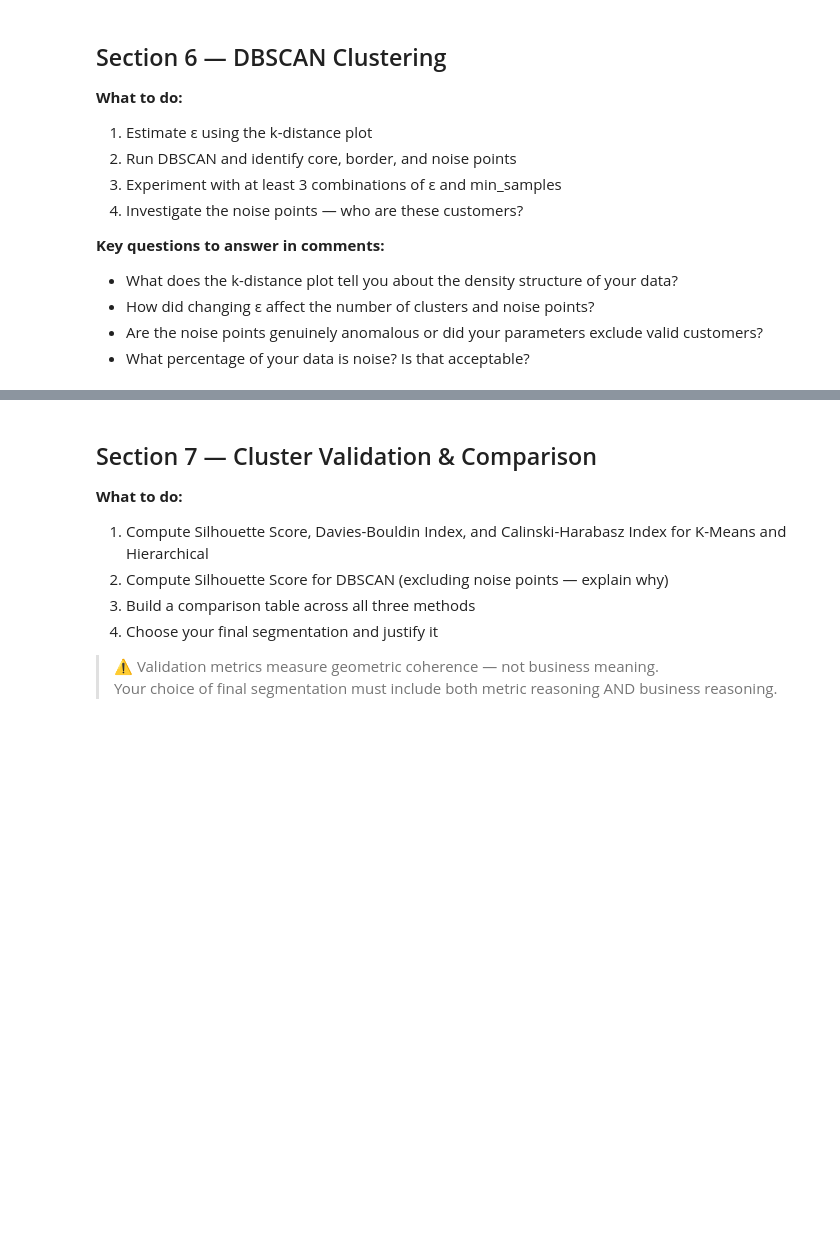
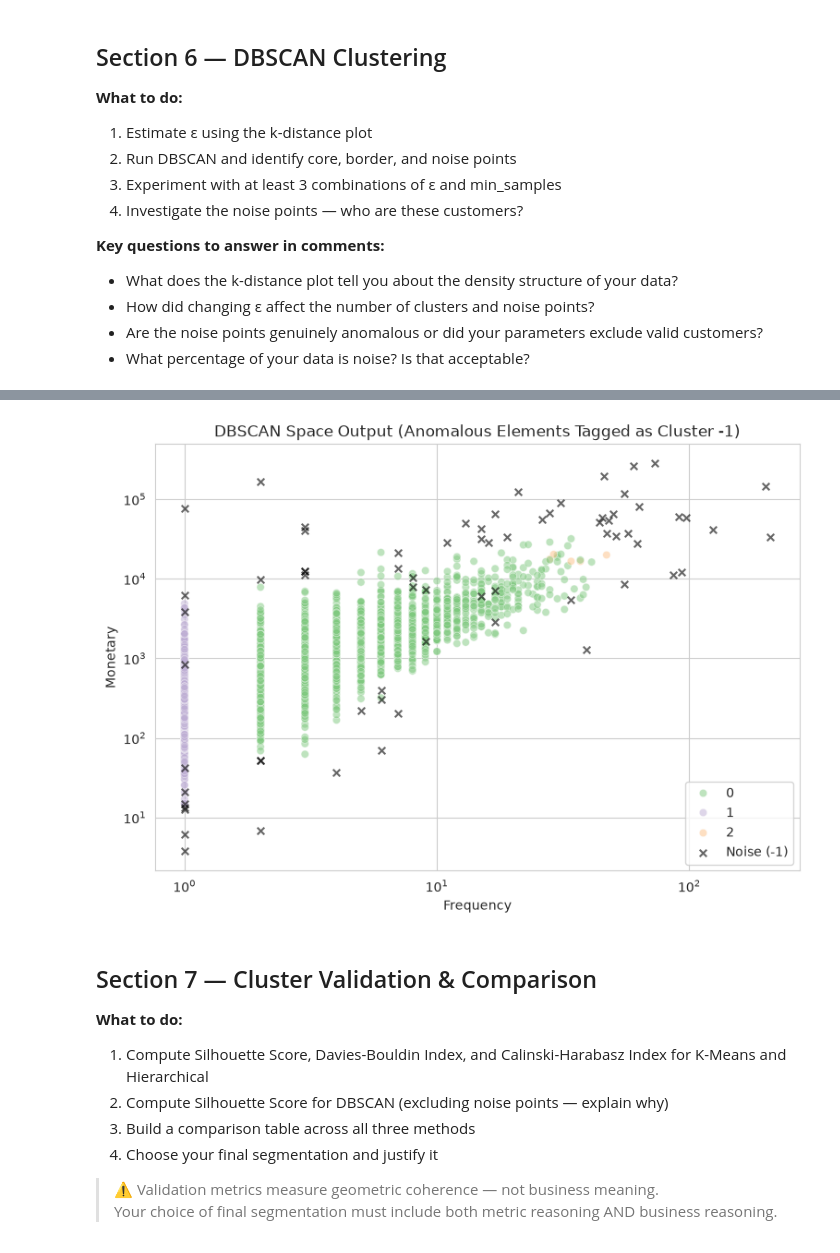
Before and after one commit to Sulav-Koirala/AI-Fellowship-Assignments, a Jupyter notebook: Week 7/Week_7_Clustering_Assignment.ipynb, the cells around one changed output, grey strips where cells are left out. Cells and saved outputs as stored; diff of their text form; code cells hidden in the pictures; blank space fills up the shorter version.

```diff
--- a/Week 7/Week_7_Clustering_Assignment.ipynb
+++ b/Week 7/Week_7_Clustering_Assignment.ipynb
@@ -717,7 +750,24 @@ print(noise_customers[['Recency', 'Frequency', 'Monetary']].describe().round(2))
 # %%
 # ── Step 5: Visualise DBSCAN Clusters ────────────────────────────────────────
-# Plot clusters — colour noise points differently (grey or black)
-# YOUR CODE HERE
+plt.figure(figsize=(9, 6))
+
+# Plot non-noise clusters normally
+non_noise = customer_df[customer_df['DBSCAN_Cluster'] != -1]
+sns.scatterplot(x='Frequency', y='Monetary', hue='DBSCAN_Cluster',
+                data=non_noise, palette='Accent', alpha=0.5)
+
+# Plot noise points in black separately
+noise = customer_df[customer_df['DBSCAN_Cluster'] == -1]
+plt.scatter(noise['Frequency'], noise['Monetary'],
+            c='black', marker='x', s=30, alpha=0.6, label='Noise (-1)')
+
+plt.title('DBSCAN Space Output (Anomalous Elements Tagged as Cluster -1)')
+plt.xscale('log')
+plt.yscale('log')
+plt.legend()
+plt.show()
+# %% [output]
+[figure, added]
 # %% [markdown]
 ## Section 7 — Cluster Validation & Comparison
 
```
Also changed, not shown: parts of 5 cells of this notebook.
